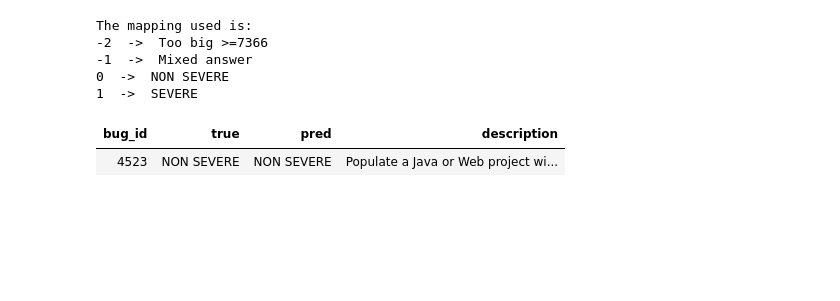
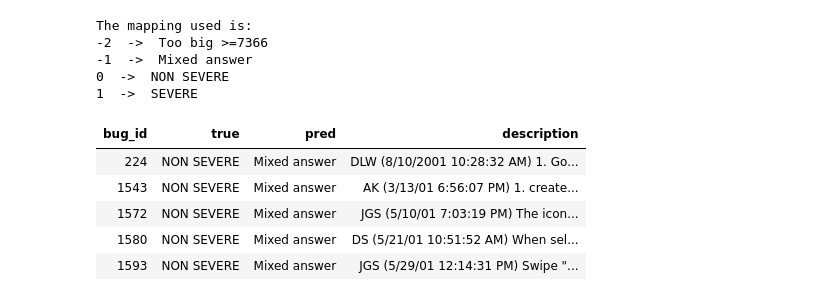
Before and after one commit to AndressaStefany/severityPrediction, a Jupyter notebook: src/explore/matrix_visualization.ipynb, the cells around one changed output. Drawn from its saved outputs; the diff is of its cells as text; code cells hidden in the pictures; blank space fills up the shorter version.

```diff
--- a/src/explore/matrix_visualization.ipynb
+++ b/src/explore/matrix_visualization.ipynb
@@ -29,25 +29,29 @@ The mapping used is:
 1  ->  SEVERE
 # %%
 true = 0
-pred = 0
+pred = -1
 pd.set_option('display.html.use_mathjax', False)
 pd.set_option('display.html.table_schema', False)
 pd.set_option('display.max_colwidth', None)
 pd.set_option('colheader_justify', 'center')
 df = pd.DataFrame(representants[pred,true])
 def format_text_as_html(text):
     text = text.replace('\t', '&#9;')
     text = text.replace('\n', '<br>')
     return text
 def map_to_name(digit):
     return mapping[str(digit)]
 df['description'] = df['description'].apply(format_text_as_html)
 df['true'] = df['true'].apply(map_to_name)
 df['pred'] = df['pred'].apply(map_to_name)
 html = df.to_html(escape=False, index=False, classes='my-table')
 css = ".dataframe > tbody td { \ntext-align: left; \n}\n"
 html = f'<style>{css}</style>\n{html}'
 display(HTML(html))
 # %% [output]
 | bug_id | true | pred | description |
-| 4523 | NON SEVERE | NON SEVERE | Populate a Java or Web project wi... |
+| 224 | NON SEVERE | Mixed answer | DLW (8/10/2001 10:28:32 AM) 1. Go... |
+| 1543 | NON SEVERE | Mixed answer | AK (3/13/01 6:56:07 PM) 1. create... |
+| 1572 | NON SEVERE | Mixed answer | JGS (5/10/01 7:03:19 PM) The icon... |
+| 1580 | NON SEVERE | Mixed answer | DS (5/21/01 10:51:52 AM) When sel... |
+| 1593 | NON SEVERE | Mixed answer | JGS (5/29/01 12:14:31 PM) Swipe "... |
```
Also changed, not shown: parts of 1 cell of this notebook, 1 other file.
